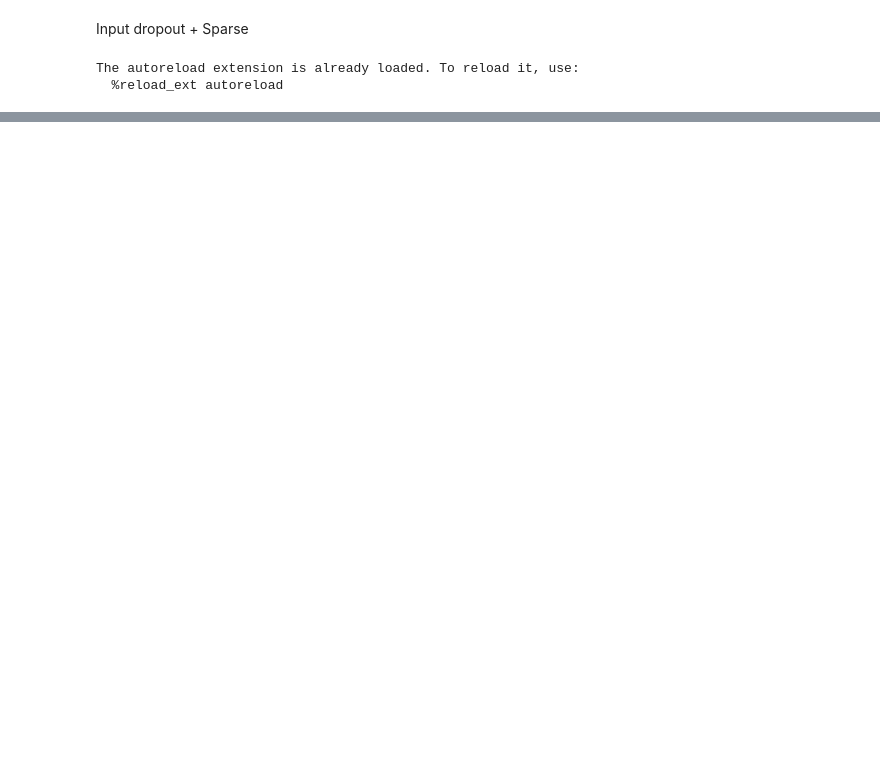
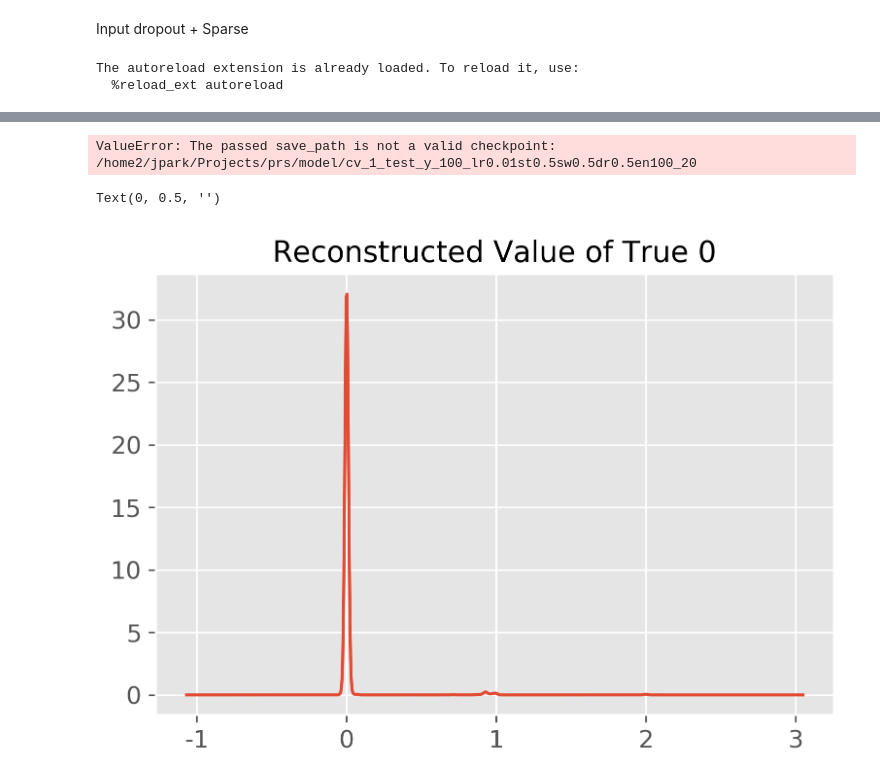
Before and after one commit to JuhongPark/prs, a Jupyter notebook: SSAE.ipynb, the cells around one changed output, grey strips where cells are left out. Cells and saved outputs as stored; diff of their text form; code cells hidden in the pictures; blank space fills up the shorter version.

```diff
--- a/SSAE.ipynb
+++ b/SSAE.ipynb
@@ -353,0 +274,7 @@ plt.boxplot(code_0[y_test==0])
+# %%
+with open(f"{get_bed_path('hdict', 'train', None)}_20210531_1st_bak.pk", 'wb') as f:
+    pickle.dump(hdict, f, pickle.HIGHEST_PROTOCOL)
+# %%
+# load
+with open(f"{get_bed_path('hdict', 'train', None)}_20210531.pk", 'rb') as f:
+    hdict = pickle.load(f)
@@ -353,0 +466,55 @@ plt.boxplot(code_0[y_test==0])
+# %%
+pred_10_list = []
+in_fold_num = None  #최종 결과에 대해서만 예측
+for fold_num in range(1, 6):
+        X_train, y_train, X_test, y_test = build_data(fold_num, in_fold_num, hparam)
+        pred_val = get_reconstructed(X_test, logits, hparam,
+                                       get_bed_path('model_yi_ex', 'test',
+                                                    fold_num, in_fold_num=in_fold_num, y=y_value, ex=ex_num,
+                                                    model_key=get_model_key(hdict[0][0][0][0][3]), epoch=10))
+        pred_df = pd.concat([pd.DataFrame(pred_val.reshape(X_test.shape[0]*X_test.shape[1], 1), columns=['pred']),
+               pd.DataFrame(X_test.reshape(X_test.shape[0]*X_test.shape[1]), columns=['x_test'])], axis=1)
+        pred_10_list.append(pred_df)
+# %% [output]
+ValueError: The passed save_path is not a valid checkpoint: /home2/jpark/Projects/prs/model/cv_1_test_y_100_lr0.01st0.5sw0.5dr0.5en100_20
+# %%
+pred_list = []
+code_train_list = []
+code_test_list = []
+
+in_fold_num = None  #최종 결과에 대해서만 예측
+for fold_num in range(1, 6):
+        X_train, y_train, X_test, y_test = build_data(fold_num, in_fold_num, hparam, with_iid=True)
+        X_train_iid = X_train[['IID']]
+        X_test_iid = X_test[['IID']]
+        X_train = X_train.drop(['IID', y_value], axis=1).to_numpy().astype(np.float32)
+        X_test = X_test.drop(['IID', y_value], axis=1).to_numpy().astype(np.float32)
+
+        pred_val = get_reconstructed(X_test, logits,
+                                       get_bed_path('model_yi_ex', 'test',
+                                                    fold_num, in_fold_num=in_fold_num, y=y_value, ex=ex_num,
+                                                    model_key=get_model_key(hdict[0][0][0][0][3]), epoch=get_epoch_min_loss(hdict, fold_num, in_fold_num)))
+        code_train = get_code_0(X_train, logits,
+                                get_bed_path('model_yi_ex', 'test',
+                                         fold_num, in_fold_num=in_fold_num, y=y_value, ex=ex_num,
+                                         model_key=get_model_key(hdict[0][0][0][0][3]), epoch=get_epoch_min_loss(hdict, fold_num, in_fold_num)))
+        code_test = get_code_0(X_test, logits,
+                               get_bed_path('model_yi_ex', 'test',
+                                        fold_num, in_fold_num=in_fold_num, y=y_value, ex=ex_num,
+                                        model_key=get_model_key(hdict[0][0][0][0][3]), epoch=get_epoch_min_loss(hdict, fold_num, in_fold_num)))
+        pred_df = pd.concat([pd.DataFrame(pred_val.reshape(X_test.shape[0]*X_test.shape[1], 1), columns=['pred']),
+               pd.DataFrame(X_test.reshape(X_test.shape[0]*X_test.shape[1]), columns=['x_test'])], axis=1)
+        code_train_df = pd.concat([X_train_iid, pd.DataFrame(code_train, columns=['code']), pd.DataFrame(y_train, columns=['y'])], axis=1)
+        code_test_df = pd.concat([X_test_iid, pd.DataFrame(code_test, columns=['code']), pd.DataFrame(y_test, columns=['y'])], axis=1)
+        pred_list.append(pred_df)
+        code_train_list.append(code_train_df)
+        code_test_list.append(code_test_df)
+# %%
+pred_all = reduce(lambda x, y: pd.concat([x, y]), pred_list)
+plt.figure(dpi=300)
+pred_all[pred_all['x_test']==0]['pred'].plot.kde()
+plt.title('Reconstructed Value of True 0')
+plt.ylabel("")
+# %% [output]
+Text(0, 0.5, '')
+[figure, added]
```
Also changed, not shown: parts of 89 cells of this notebook, 8 other files.
